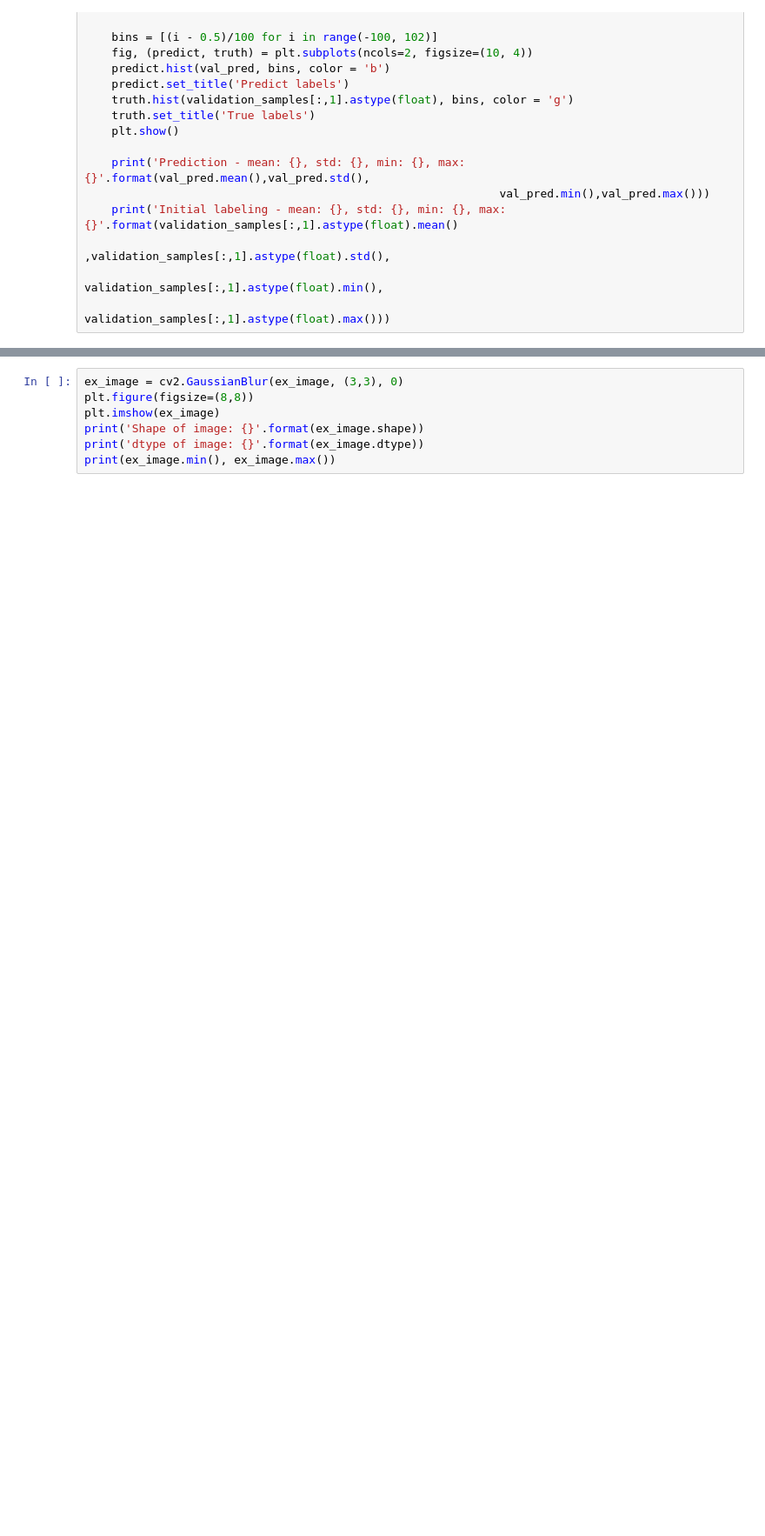
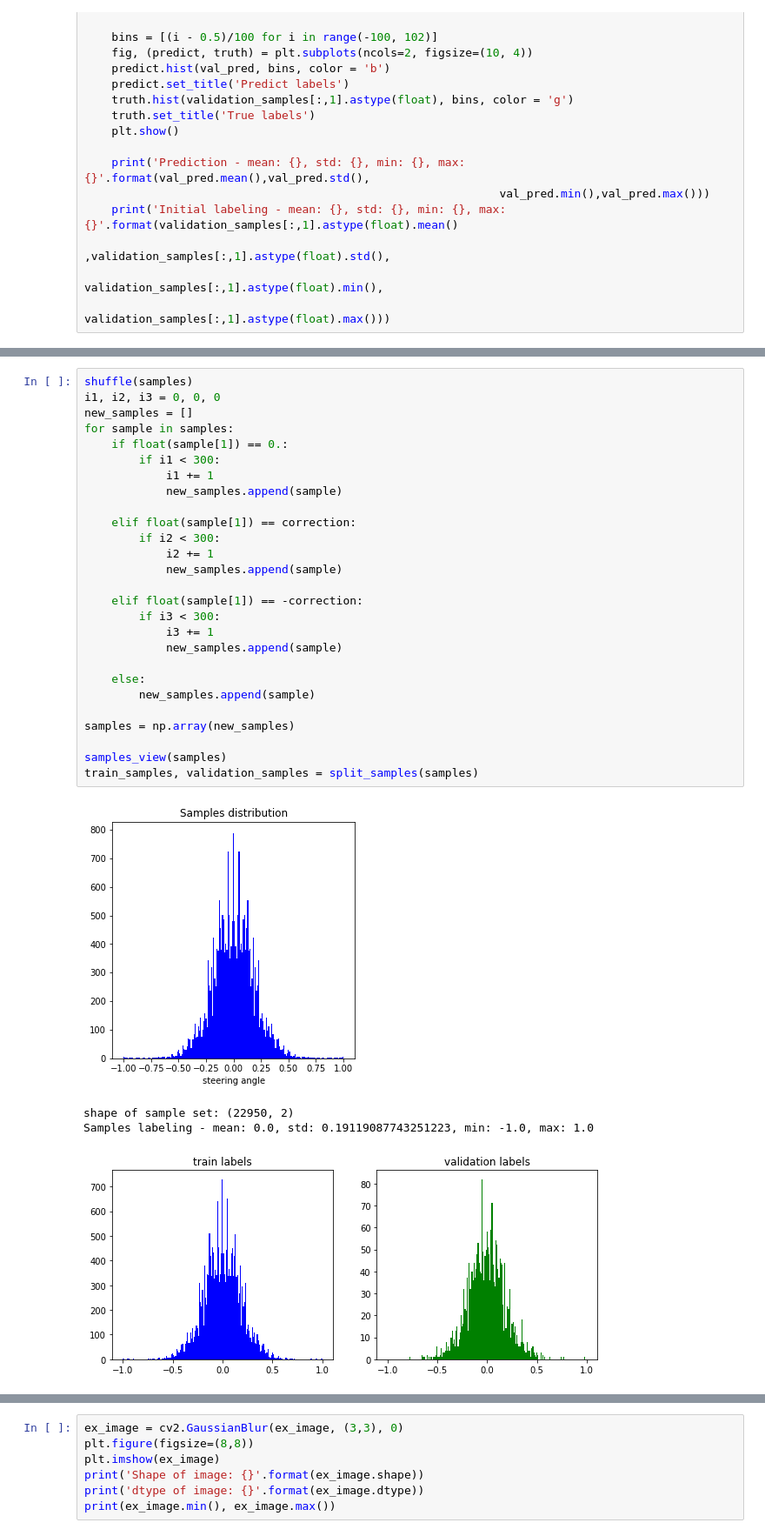
Before and after one commit to bekk-studio/CarND_Behavior-cloning, a Jupyter notebook: clone.ipynb, the cells around one changed output, grey strips where cells are left out. Shown at 87% size. Cells and saved outputs as stored; diff of their text form; blank space fills up the shorter version.

```diff
--- a/clone.ipynb
+++ b/clone.ipynb
@@ -401,0 +372,32 @@ evaluate(validation_samples)
+# %%
+shuffle(samples)
+i1, i2, i3 = 0, 0, 0
+new_samples = []
+for sample in samples:
+    if float(sample[1]) == 0.:
+        if i1 < 300:
+            i1 += 1
+            new_samples.append(sample)
+
+    elif float(sample[1]) == correction:
+        if i2 < 300:
+            i2 += 1
+            new_samples.append(sample)
+
+    elif float(sample[1]) == -correction:
+        if i3 < 300:
+            i3 += 1
+            new_samples.append(sample)
+
+    else:
+        new_samples.append(sample)
+
+samples = np.array(new_samples)
+
+samples_view(samples)
+train_samples, validation_samples = split_samples(samples)
+# %% [output]
+[figure, added]
+shape of sample set: (22950, 2)
+Samples labeling - mean: 0.0, std: 0.19119087743251223, min: -1.0, max: 1.0
+[figure, added]
```
Also changed, not shown: parts of 28 cells of this notebook.
